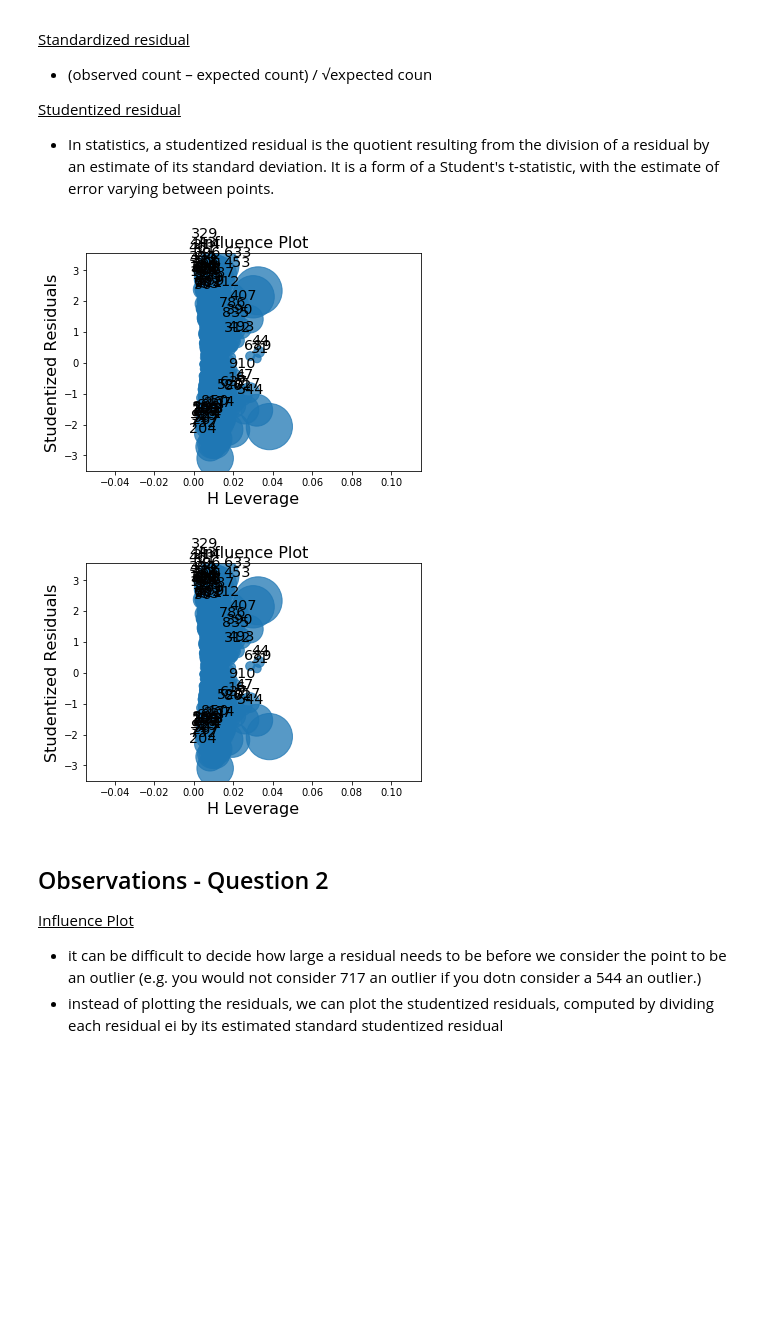
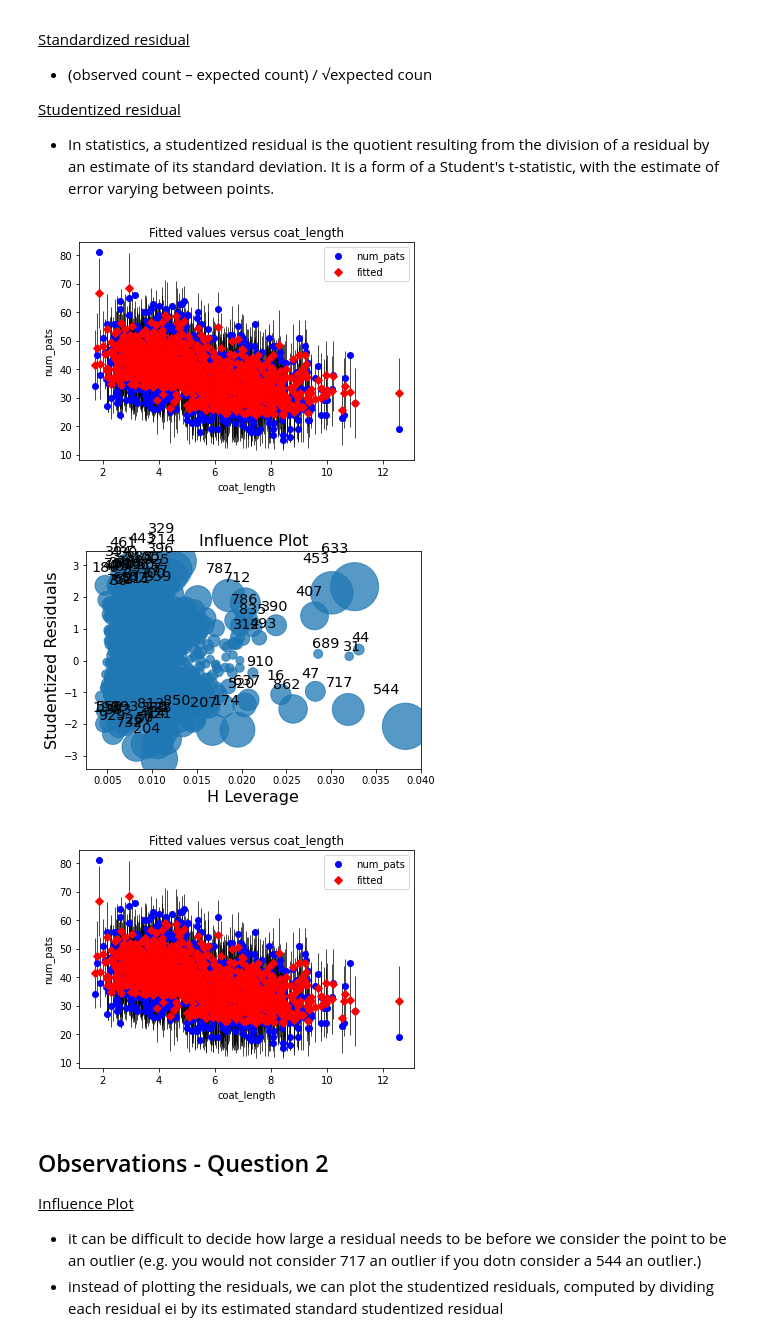
Before and after one commit to xw-song/aas-extended-examples, a Jupyter notebook: example-2/example-2-answers_EDIT_MAX.ipynb, the cells around one changed output. Saved outputs shown, nothing was run; the diff lists cells and outputs as text; code cells hidden in the pictures; blank space fills up the shorter version.

```diff
--- a/example-2/example-2-answers_EDIT_MAX.ipynb
+++ b/example-2/example-2-answers_EDIT_MAX.ipynb
@@ -247,15 +231,16 @@ observations with large residuals (in absolute value), which you can do on a res
 # %%
 import matplotlib.pyplot as plt
 
 sm.graphics.influence_plot(lm_1, criterion="cooks")
-#sm.graphics.plot_fit(lm_1, "coat_length") # for outlier detection
+sm.graphics.plot_fit(lm_1, "coat_length") # for outlier detection
 
 
 #?sm.graphics.influence_plot
 #?sm.graphics.plot_fit
 # %% [output]
-[figure, old version]
+[figure, new version]
-[figure, old version]
+[figure, new version]
+[figure, added]
 # %% [markdown]
 ## Observations - Question 2
 <ins>Influence Plot</ins>
```
Also changed, not shown: parts of 2 cells of this notebook, 5 other files.
